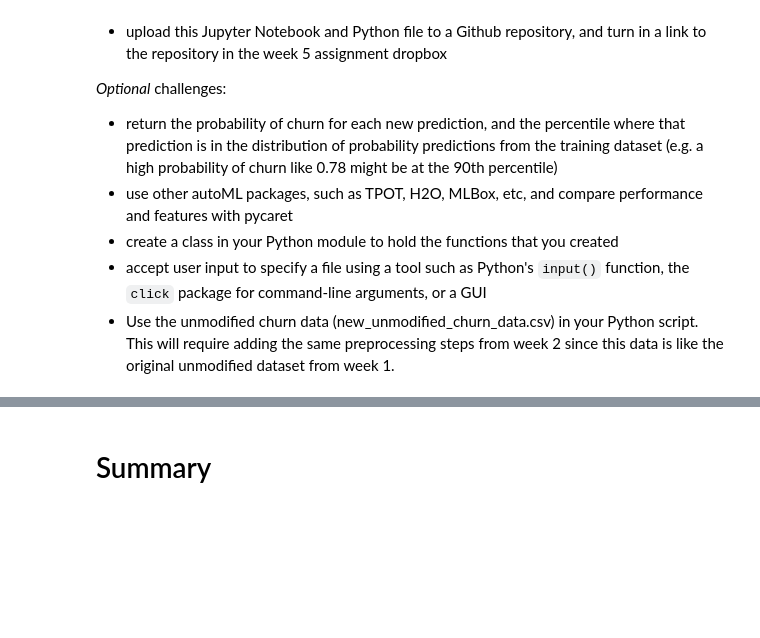
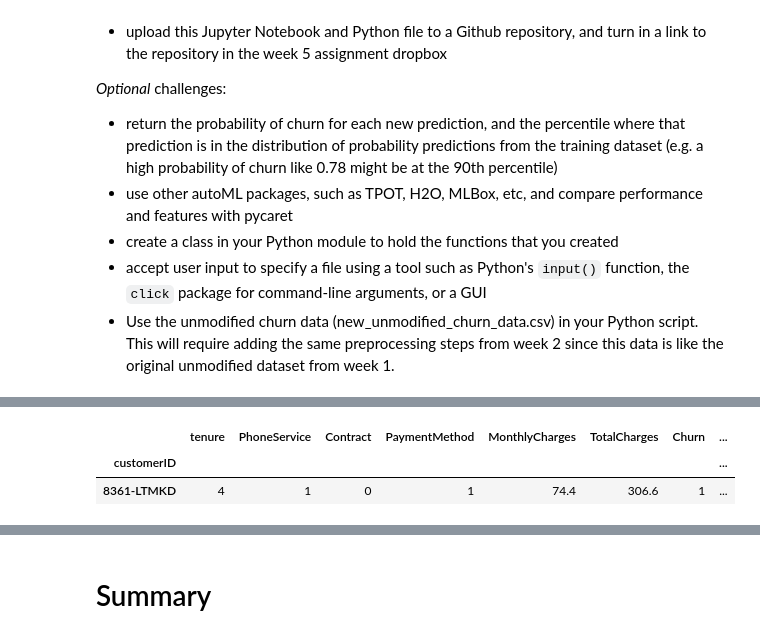
Before and after one commit to kscully-dotcom/msds600, a Jupyter notebook: assignment/week5/Week_5_assignment_starter.ipynb, the cells around one changed output, grey strips where cells are left out. Saved outputs shown, nothing was run; the diff lists cells and outputs as text; code cells hidden in the pictures; blank space fills up the shorter version.

```diff
--- a/assignment/week5/Week_5_assignment_starter.ipynb
+++ b/assignment/week5/Week_5_assignment_starter.ipynb
@@ -32,0 +55,6 @@ df
+# %%
+df['Contract'] = df['Contract'].replace({'Month-to-month': 0, 'One year': 1, 'Two year':0})
+# %%
+df['PaymentMethod'] = df['PaymentMethod'].replace({'Electronic check': 2, 'Mailed check': 1, 'Credit card (automatic)': 0, 'Bank transfer (automatic)': 3})
+# %%
+df['charge_per_tenure'] = df['TotalCharges'] / df ['tenure']
@@ -32,0 +151,6 @@ df
+# %%
+predict_model(best_model, df.iloc[-2:-1])
+# %% [output]
+|  | tenure | PhoneService | Contract | PaymentMethod | MonthlyCharges | TotalCharges | Churn | ... |
+| customerID |  |  |  |  |  |  |  | ... |
+| 8361-LTMKD | 4 | 1 | 0 | 1 | 74.4 | 306.6 | 1 | ... |
```
Also changed, not shown: parts of 23 cells of this notebook, 14 other files.
